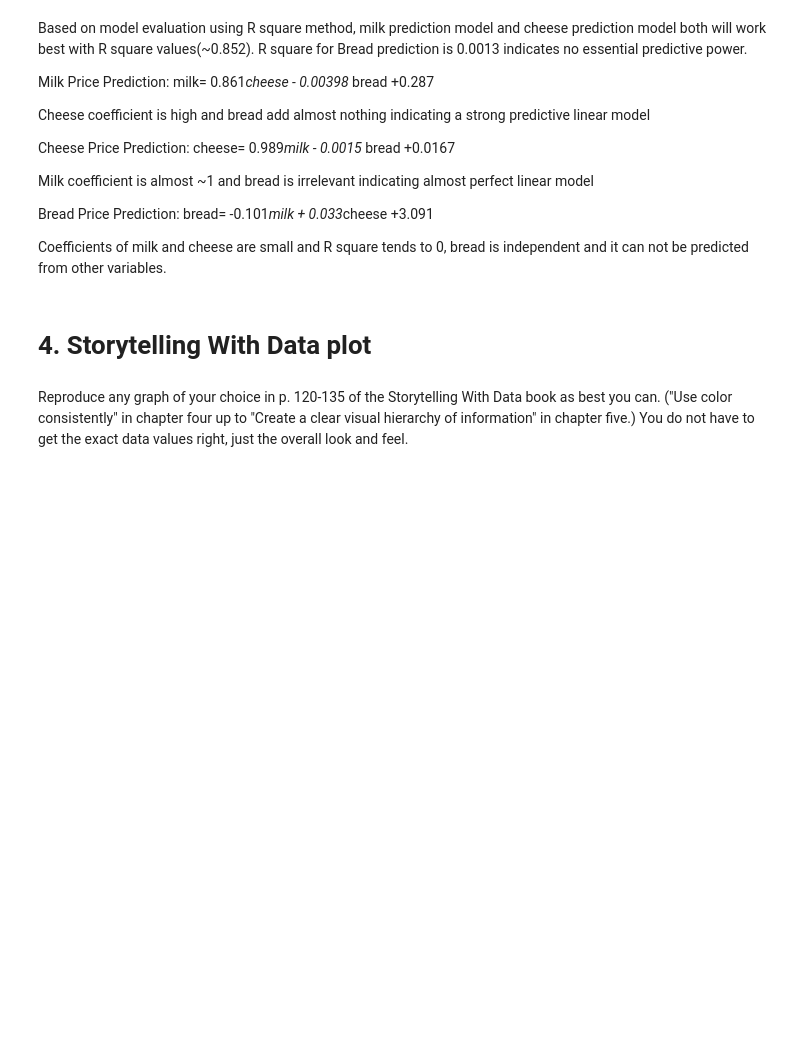
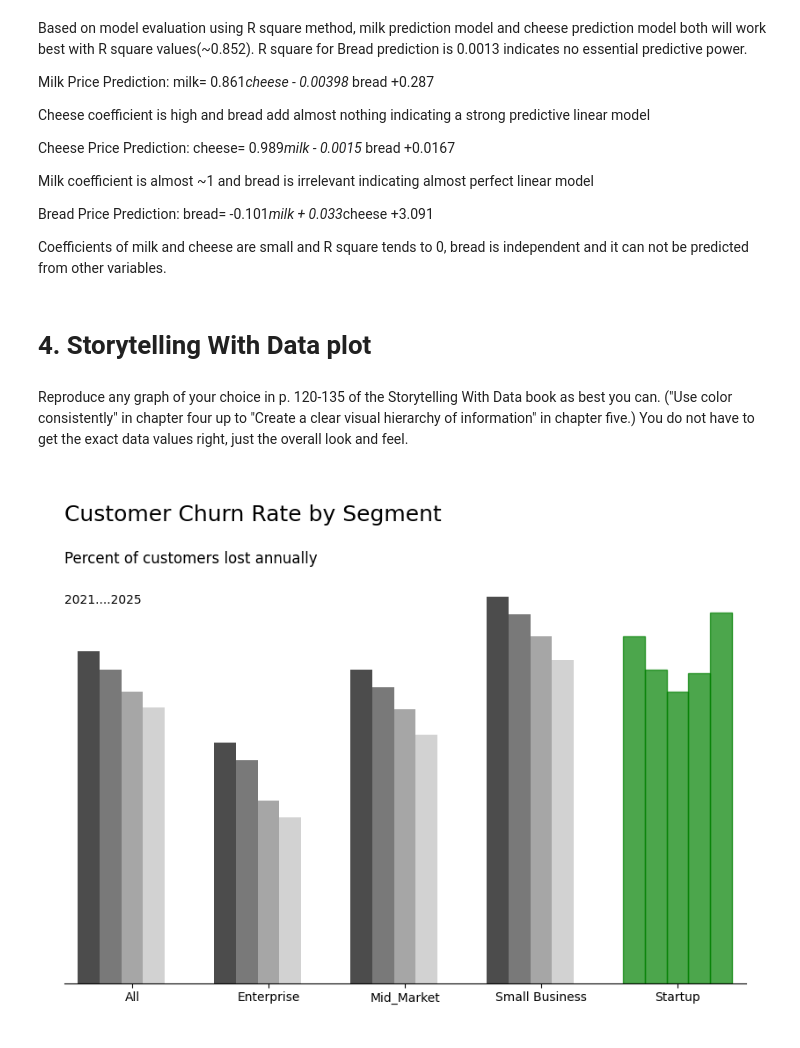
Before and after one commit to Jbaner/Module-B-semester-2, a Jupyter notebook: Week8.ipynb, the cells around one changed output. Cells and saved outputs as stored; diff of their text form; code cells hidden in the pictures; blank space fills up the shorter version.

```diff
--- a/Week8.ipynb
+++ b/Week8.ipynb
@@ -421,3 +421,46 @@ Coefficients of milk and cheese are small and R square tends to 0, bread is inde
 # 4. Storytelling With Data plot
 # %% [markdown]
 Reproduce any graph of your choice in p. 120-135 of the Storytelling With Data book as best you can.  ("Use color consistently" in chapter four up to "Create a clear visual hierarchy of information" in chapter five.)    You do not have to get the exact data values right, just the overall look and feel.
+# %%
+df_churn = pd.DataFrame(columns = ["Year"])
+df_churn["Year"] = [2021,2022,2023,2024,2025]
+df_churn["All"] = [18.2,17.2,16,15.1,15.1]
+df_churn["Enterprise"] = [13.2,12.2,10,9.1,8.5]
+df_churn["Mid_Market"] = [17.2,16.2,15,13.6,13.2]
+df_churn["Small Business"] = [21.2,20.2,19,17.7,18.3]
+df_churn["Startup"] = [19,17.2,16,17,20.3]
+#df_churn
+
+df_wide=df_churn.melt(id_vars="Year",var_name="Segment",value_name="Churn Rate")
+#print(df_wide)
+
+plt.figure(figsize=(10,6))
+ax=sns.barplot(data=df_wide, x="Segment",y="Churn Rate", hue="Year", palette="gray",alpha=0.7)
+
+#color startup to green as shown in the book
+for bar in ax.patches:
+  x=bar.get_x()+bar.get_width()/2
+  label= ax.get_xticklabels()[int(round(x))].get_text() #check the label text and store in the variable
+  if label == "Startup":
+    bar.set_color("green")
+
+plt.legend().remove()
+
+#to remove the spines as shown in the book
+ax.spines["right"].set_visible(False)
+ax.spines["left"].set_visible(False)
+ax.spines["top"].set_visible(False)
+
+#to remove the y ticks as shown in the book
+ax.yaxis.set_ticks([])
+
+#to remove x and y label as shown in the book
+plt.ylabel(" " )
+plt.xlabel(" " )
+
+plt.title("\nCustomer Churn Rate by Segment\n\n", loc="left", fontsize=18)
+ax.text(-0.5,22,"\nPercent of customers lost annually\n", color="black", fontsize=12)
+ax.text(-0.5,20,"\n2021....2025\n", color="black", fontsize=10)
+plt.show()
+# %% [output]
+[figure, added]
```
